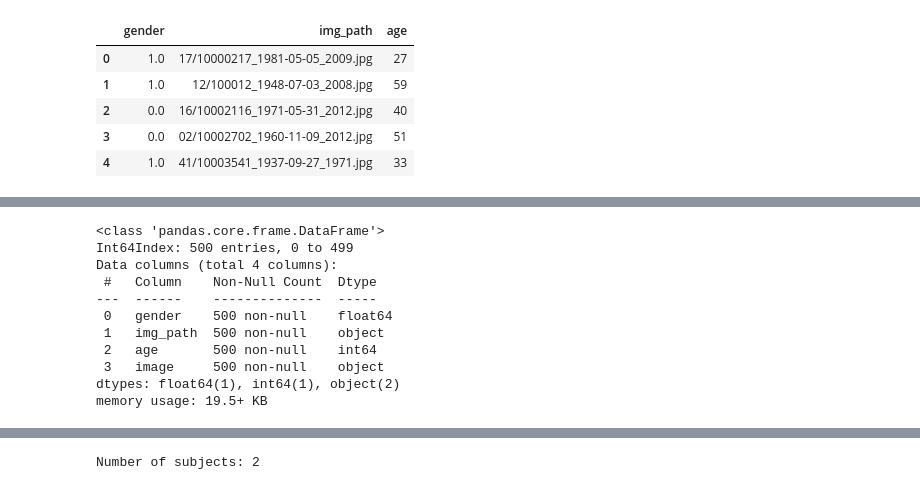
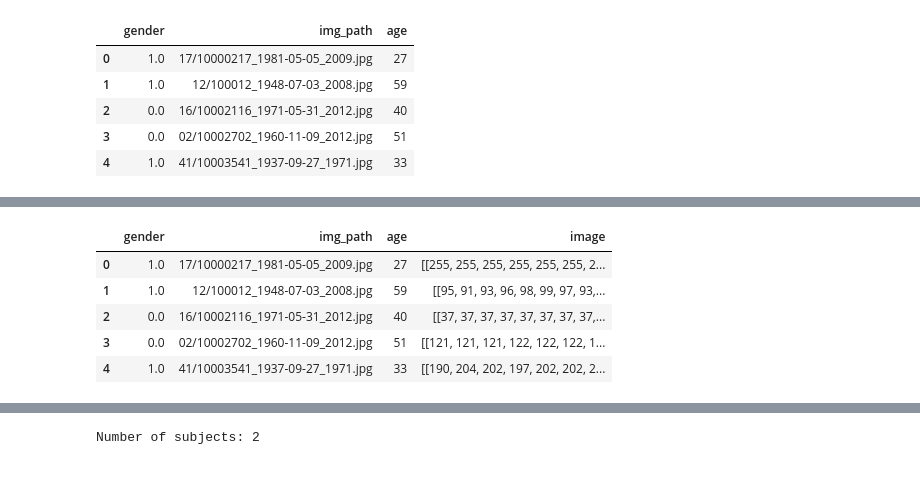
Before and after one commit to SaiGanesh26/Age-Gender-Prediction, a Jupyter notebook: Gender_Model.ipynb, the cells around one changed output, grey strips where cells are left out. Drawn from its saved outputs; the diff is of its cells as text; code cells hidden in the pictures.

```diff
--- a/Gender_Model.ipynb
+++ b/Gender_Model.ipynb
@@ -26,0 +26,12 @@ Drive already mounted at /content/drive/; to attempt to forcibly remount, call d
+# %%
+tf.debugging.set_log_device_placement(True)
+
+try:
+  # Specify an invalid GPU device
+  with tf.device('/device:GPU:9'):
+    a = np.array([1,2,3,4])
+    b = np.array([1,2,4,8])
+    c = a * b
+    print(c)
+except RuntimeError as e:
+  print(e)
@@ -75,15 +66,11 @@ sns.countplot(new_df["gender"])
-# %%
-new_df = new_df.dropna()
-new_df.info()
-# %% [output]
-<class 'pandas.core.frame.DataFrame'>
-Int64Index: 500 entries, 0 to 499
-Data columns (total 4 columns):
- #   Column    Non-Null Count  Dtype
----  ------    --------------  -----
- 0   gender    500 non-null    float64
- 1   img_path  500 non-null    object
- 2   age       500 non-null    int64
- 3   image     500 non-null    object
-dtypes: float64(1), int64(1), object(2)
-memory usage: 19.5+ KB
+# %%
+# wiki_process = wiki_process.head(500)
+wiki_process["image"] = image_list
+wiki_process.head()
+# %% [output]
+|  | gender | img_path | age | image |
+| 0 | 1.0 | 17/10000217_1981-05-05_2009.jpg | 27 | [[255, 255, 255, 255, 255, 255, 2... |
+| 1 | 1.0 | 12/100012_1948-07-03_2008.jpg | 59 | [[95, 91, 93, 96, 98, 99, 97, 93,... |
+| 2 | 0.0 | 16/10002116_1971-05-31_2012.jpg | 40 | [[37, 37, 37, 37, 37, 37, 37, 37,... |
+| 3 | 0.0 | 02/10002702_1960-11-09_2012.jpg | 51 | [[121, 121, 121, 122, 122, 122, 1... |
+| 4 | 1.0 | 41/10003541_1937-09-27_1971.jpg | 33 | [[190, 204, 202, 197, 202, 202, 2... |
```
Also changed, not shown: parts of 31 cells of this notebook.
